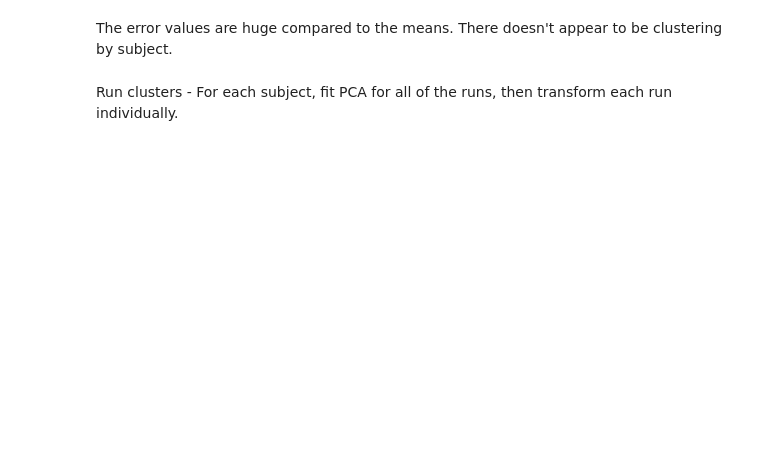
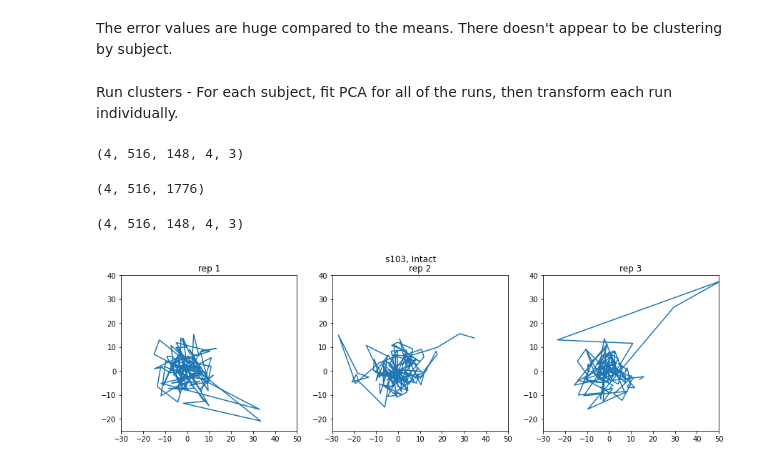
Before and after one commit to riesacassano/fMRI_piano, a Jupyter notebook: ryc_100121_PCA.ipynb, the cells around one changed output. Drawn from its saved outputs; the diff is of its cells as text; code cells hidden in the pictures; blank space fills up the shorter version.

Commit message:
Run clusters - visualize reps of I

```diff
--- a/ryc_100121_PCA.ipynb
+++ b/ryc_100121_PCA.ipynb
@@ -321,3 +327,49 @@ for s in range(n_sub):
 The error values are huge compared to the means. There doesn't appear to be clustering by subject.
 # %% [markdown]
 Run clusters - For each subject, fit PCA for all of the runs, then transform each run individually.
+# %%
+print(orig_data_norm.shape)
+# %% [output]
+(4, 516, 148, 4, 3)
+# %%
+# put all runs in one dimension
+data_norm_all_runs = np.reshape(orig_data_norm,(n_sub,n_voxels,-1),order='F')
+print(data_norm_all_runs.shape)
+# %% [output]
+(4, 516, 1776)
+# %%
+n_components = n_voxels
+data_PCs_by_run = np.zeros((n_sub,n_components,n_TRs,n_conds,n_reps))
+
+for s in range(1):#n_sub):
+  # grab the data for this subject
+  this_data = data_norm_all_runs[s,:,:]
+
+  # create the PCA object
+  this_pca = PCA()
+
+  # fit PCA to all runs
+  this_pca.fit(this_data.T)
+
+  # transform each run individually and save
+  for c in range(1):#n_conds):
+    for r in range(n_reps):
+      # grab the data for this run
+      this_run = orig_data_norm[s,:,:,c,r]
+
+      this_run_PCs = this_pca.transform(this_run.T)
+      data_PCs_by_run[s,:,:,c,r] = this_run_PCs.T
+# %%
+data_PCs_by_run.shape
+# %% [output]
+(4, 516, 148, 4, 3)
+# %%
+fig,ax = plt.subplots(1,3,figsize=(15,4))
+fig.suptitle('s103, Intact')
+for i in range(n_reps):
+  ax[i].set_title('rep %d'%(i+1))
+  ax[i].set_xlim(-30,50)
+  ax[i].set_ylim(-25,40)
+  ax[i].plot(data_PCs_by_run[0,0,:,0,i],data_PCs_by_run[0,1,:,0,i]);
+# %% [output]
+[figure, added]
```
Also changed, not shown: parts of 1 cell of this notebook.
